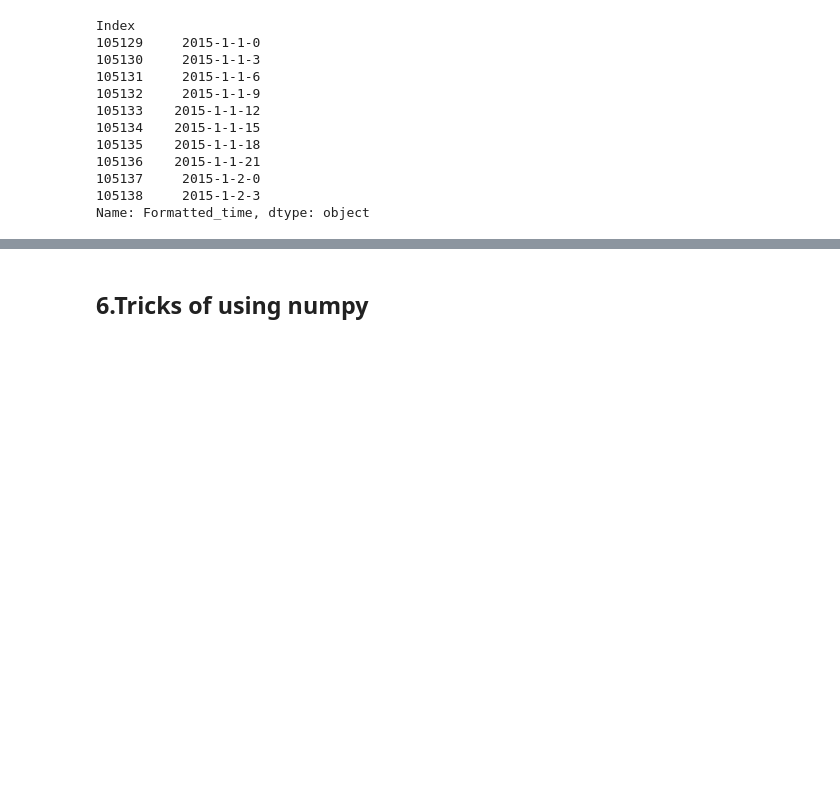
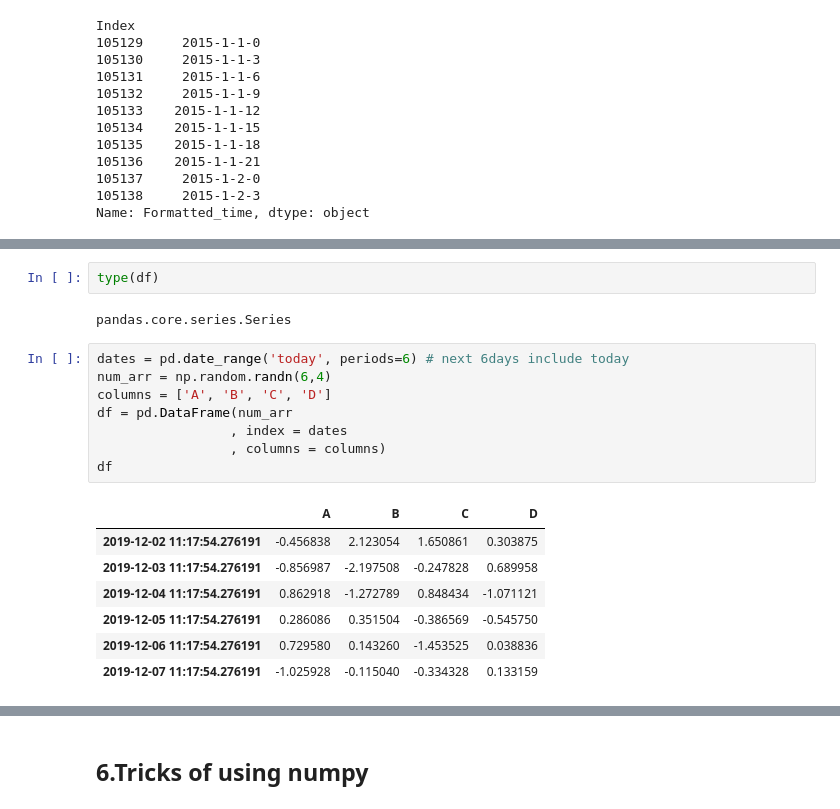
Before and after one commit to WHW-HAHA/Useful_pieces_of_scripts, a Jupyter notebook: Useful_pieces_scripts.ipynb, the cells around one changed output, grey strips where cells are left out. Drawn from its saved outputs; the diff is of its cells as text; blank space fills up the shorter version.

```diff
--- a/Useful_pieces_scripts.ipynb
+++ b/Useful_pieces_scripts.ipynb
@@ -225,0 +237,20 @@ IndexError: positional indexers are out-of-bounds
+# %%
+type(df)
+# %% [output]
+pandas.core.series.Series
+# %%
+dates = pd.date_range('today', periods=6) # next 6days include today
+num_arr = np.random.randn(6,4)
+columns = ['A', 'B', 'C', 'D']
+df = pd.DataFrame(num_arr
+                 , index = dates
+                 , columns = columns)
+df
+# %% [output]
+|  | A | B | C | D |
+| 2019-12-02 11:17:54.276191 | -0.456838 | 2.123054 | 1.650861 | 0.303875 |
+| 2019-12-03 11:17:54.276191 | -0.856987 | -2.197508 | -0.247828 | 0.689958 |
+| 2019-12-04 11:17:54.276191 | 0.862918 | -1.272789 | 0.848434 | -1.071121 |
+| 2019-12-05 11:17:54.276191 | 0.286086 | 0.351504 | -0.386569 | -0.545750 |
+| 2019-12-06 11:17:54.276191 | 0.729580 | 0.143260 | -1.453525 | 0.038836 |
+| 2019-12-07 11:17:54.276191 | -1.025928 | -0.115040 | -0.334328 | 0.133159 |
```
Also changed, not shown: parts of 9 cells of this notebook.
